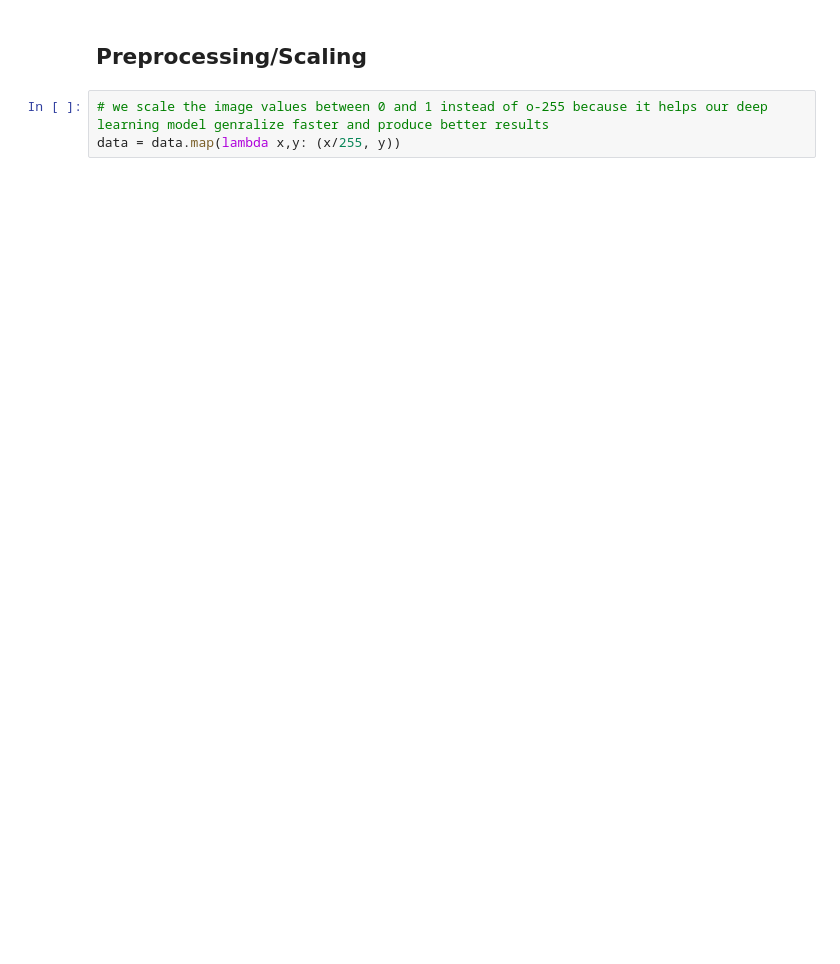
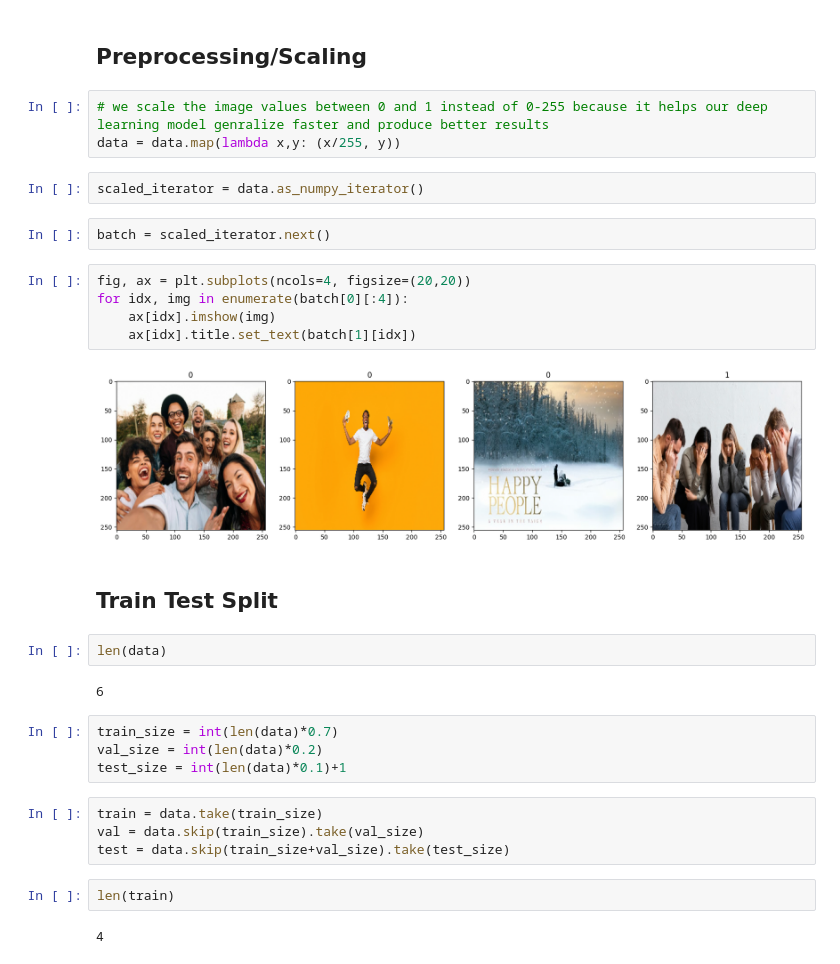
Before and after one commit to rajatmann/Image-Sentiment-Classification, a Jupyter notebook: Image Sentiment Classifier.ipynb, the cells around one changed output. Saved outputs shown, nothing was run; the diff lists cells and outputs as text; blank space fills up the shorter version.

```diff
--- a/Image Sentiment Classifier.ipynb
+++ b/Image Sentiment Classifier.ipynb
@@ -82,5 +70,34 @@ for idx, img in enumerate(batch[0][:4]):
 # %% [markdown]
 ## Preprocessing/Scaling
 # %%
-# we scale the image values between 0 and 1 instead of o-255 because it helps our deep learning model genralize faster and produce better results
+# we scale the image values between 0 and 1 instead of 0-255 because it helps our deep learning model genralize faster and produce better results
 data = data.map(lambda x,y: (x/255, y))
+# %%
+scaled_iterator = data.as_numpy_iterator()
+# %%
+batch = scaled_iterator.next()
+# %%
+fig, ax = plt.subplots(ncols=4, figsize=(20,20))
+for idx, img in enumerate(batch[0][:4]):
+    ax[idx].imshow(img)
+    ax[idx].title.set_text(batch[1][idx])
+# %% [output]
+[figure, added]
+# %% [markdown]
+## Train Test Split
+# %%
+len(data)
+# %% [output]
+6
+# %%
+train_size = int(len(data)*0.7)
+val_size = int(len(data)*0.2)
+test_size = int(len(data)*0.1)+1
+# %%
+train = data.take(train_size)
+val = data.skip(train_size).take(val_size)
+test = data.skip(train_size+val_size).take(test_size)
+# %%
+len(train)
+# %% [output]
+4
```
Also changed, not shown: parts of 31 cells of this notebook, 12 other files.
